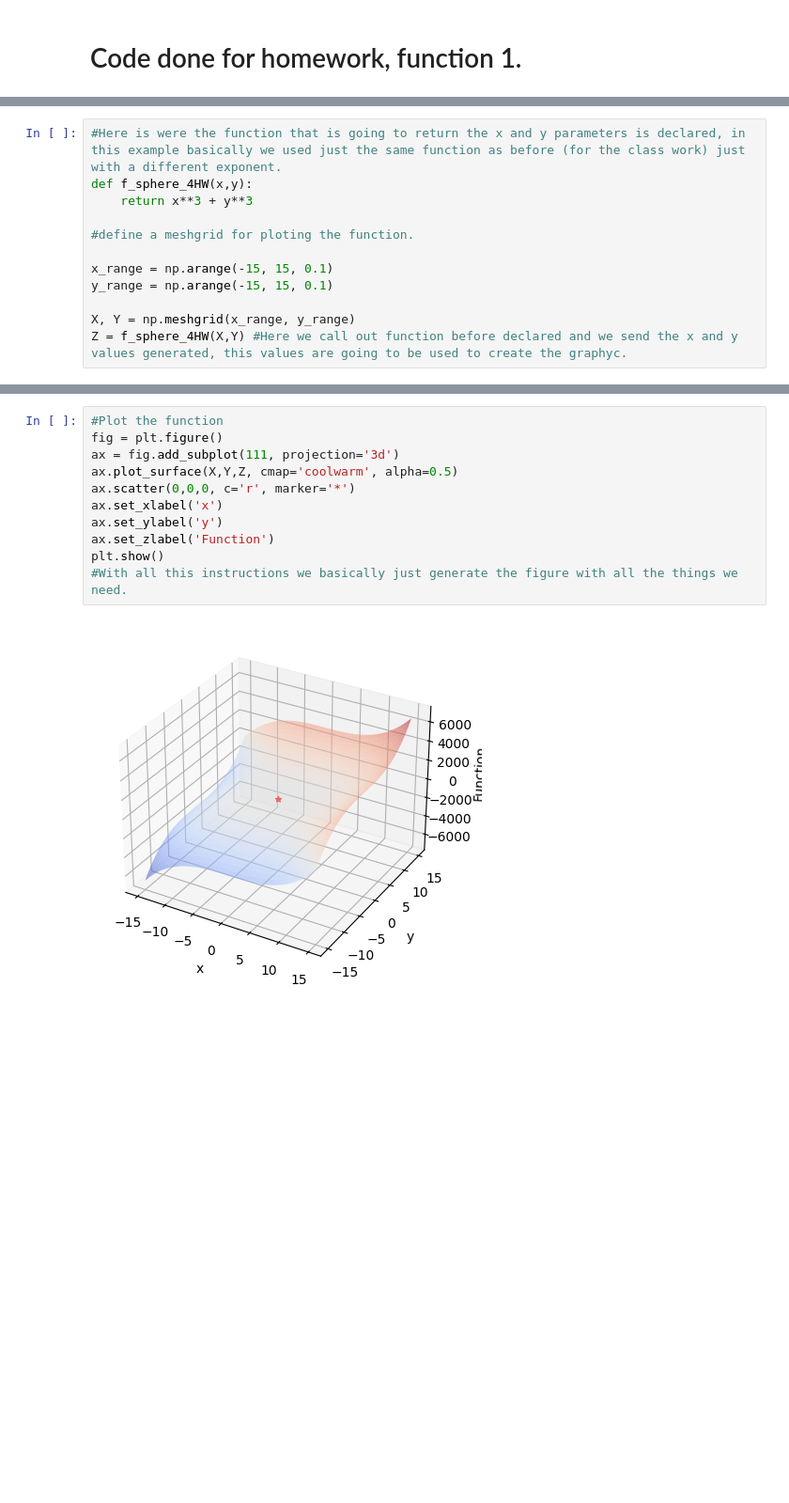
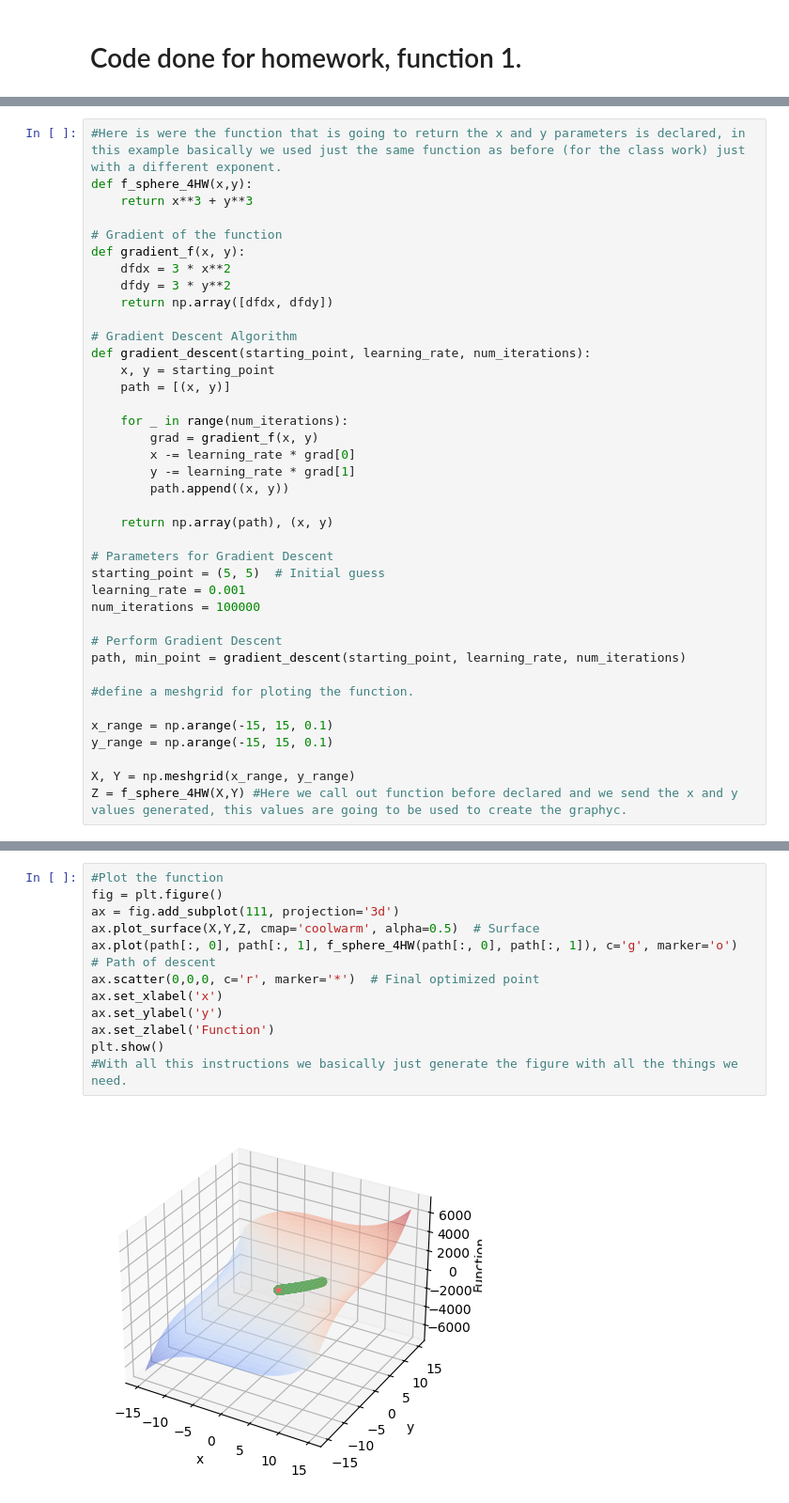
Before and after one commit to OmarGudi/Topicos-de-la-industria, a Jupyter notebook: Test1_GD.ipynb, the cells around one changed output, grey strips where cells are left out. Shown at 94% size. Drawn from its saved outputs; the diff is of its cells as text; blank space fills up the shorter version.

```diff
--- a/Test1_GD.ipynb
+++ b/Test1_GD.ipynb
@@ -38,6 +53,33 @@ import matplotlib.pyplot as plt
 #Here is were the function that is going to return the x and y parameters is declared, in this example basically we used just the same function as before (for the class work) just with a different exponent.
 def f_sphere_4HW(x,y):
     return x**3 + y**3
+
+# Gradient of the function
+def gradient_f(x, y):
+    dfdx = 3 * x**2
+    dfdy = 3 * y**2
+    return np.array([dfdx, dfdy])
+
+# Gradient Descent Algorithm
+def gradient_descent(starting_point, learning_rate, num_iterations):
+    x, y = starting_point
+    path = [(x, y)]
+
+    for _ in range(num_iterations):
+        grad = gradient_f(x, y)
+        x -= learning_rate * grad[0]
+        y -= learning_rate * grad[1]
+        path.append((x, y))
+
+    return np.array(path), (x, y)
+
+# Parameters for Gradient Descent
+starting_point = (5, 5)  # Initial guess
+learning_rate = 0.001
+num_iterations = 100000
+
+# Perform Gradient Descent
+path, min_point = gradient_descent(starting_point, learning_rate, num_iterations)
 
 #define a meshgrid for ploting the function.
 
@@ -49,13 +101,14 @@ Z = f_sphere_4HW(X,Y) #Here we call out function before declared and we send the
 # %%
 #Plot the function
 fig = plt.figure()
 ax = fig.add_subplot(111, projection='3d')
-ax.plot_surface(X,Y,Z, cmap='coolwarm', alpha=0.5)
-ax.scatter(0,0,0, c='r', marker='*')
+ax.plot_surface(X,Y,Z, cmap='coolwarm', alpha=0.5)  # Surface
+ax.plot(path[:, 0], path[:, 1], f_sphere_4HW(path[:, 0], path[:, 1]), c='g', marker='o')  # Path of descent
+ax.scatter(0,0,0, c='r', marker='*')  # Final optimized point
 ax.set_xlabel('x')
 ax.set_ylabel('y')
 ax.set_zlabel('Function')
 plt.show()
 #With all this instructions we basically just generate the figure with all the things we need.
 # %% [output]
-[figure, old version]
+[figure, new version]
```
Also changed, not shown: parts of 6 cells of this notebook.
